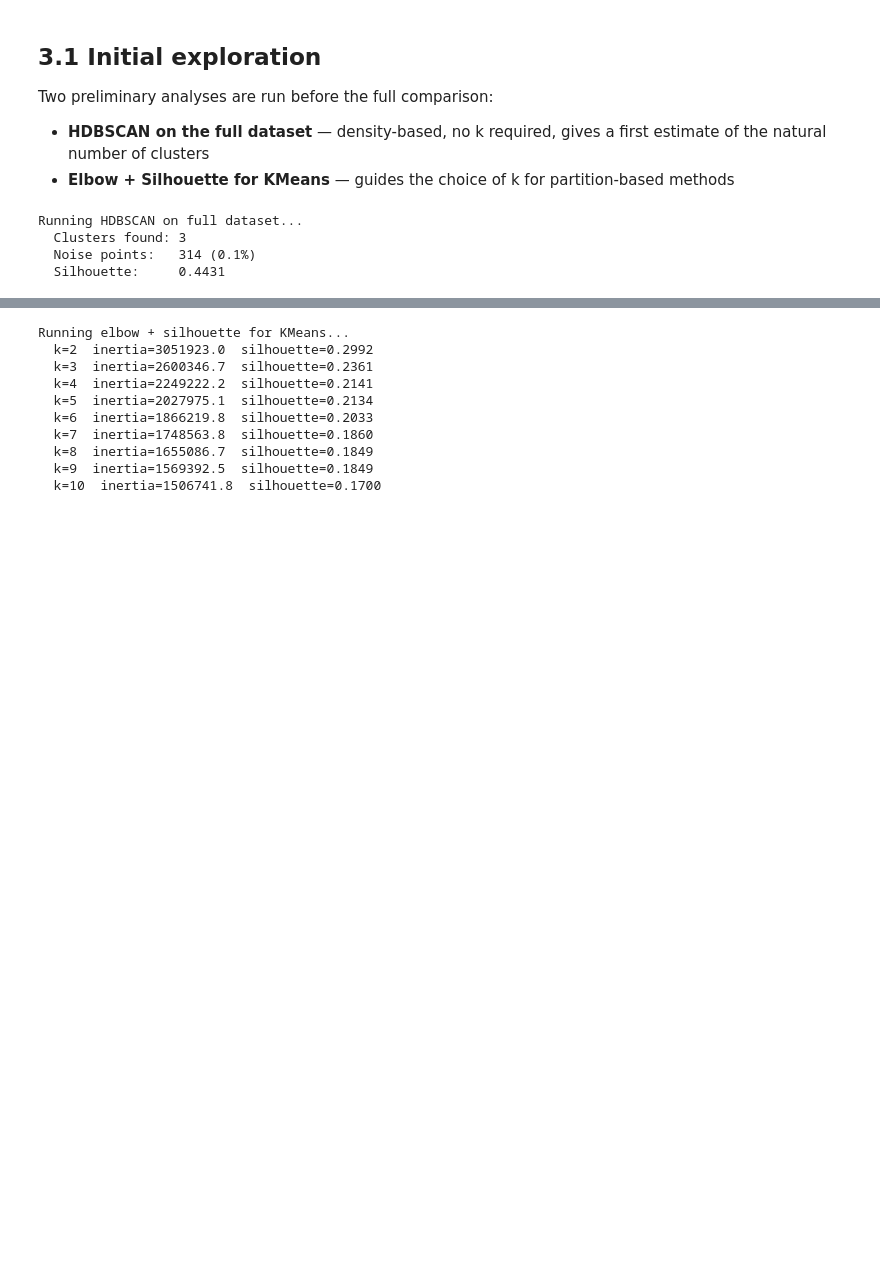
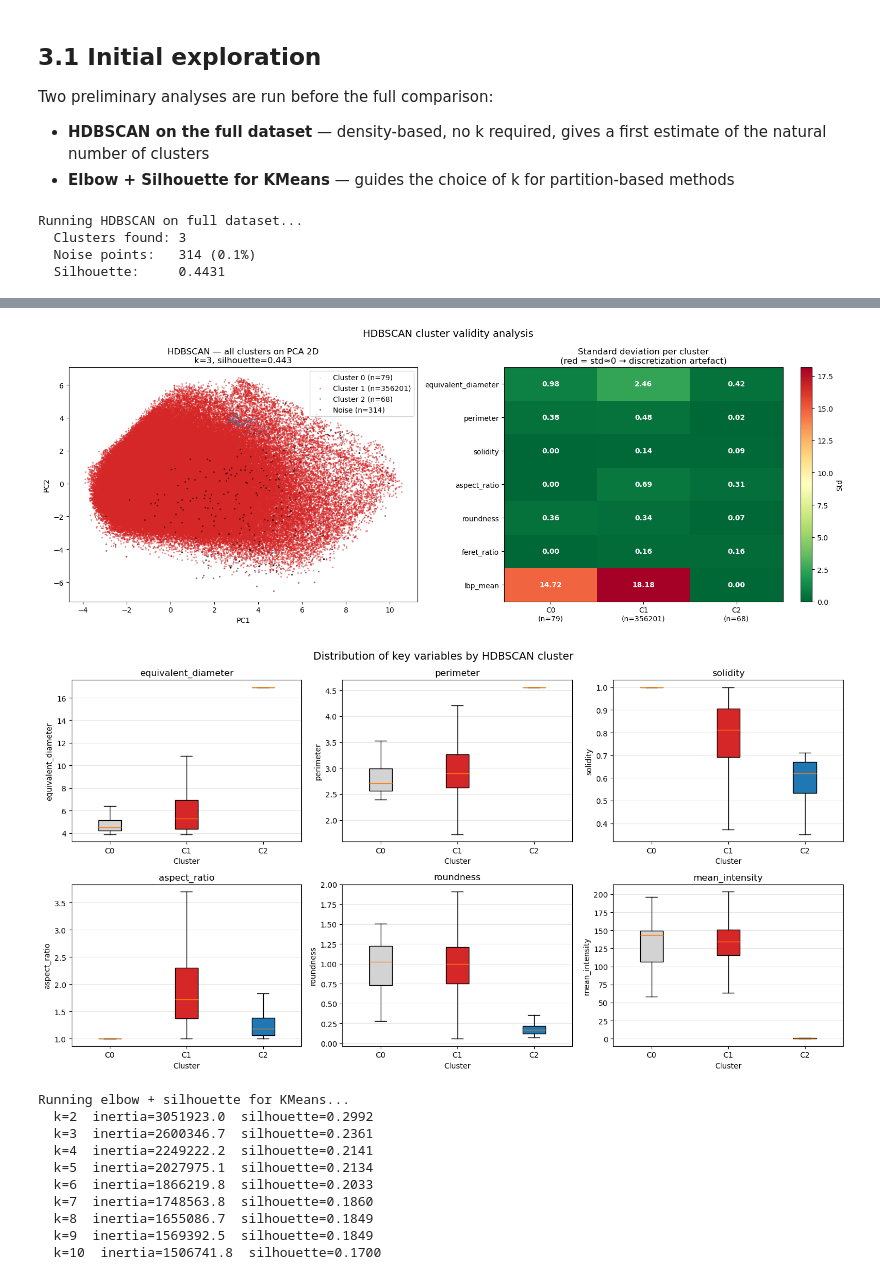
Before and after one commit to telmoolarreaga/PFG, a Jupyter notebook: Base de datos/Analisis_3/Analisis_3_ambos/Analisis_Introductorio_3.1copy copy.ipynb, the cells around one changed output, grey strips where cells are left out. Saved outputs shown, nothing was run; the diff lists cells and outputs as text; code cells hidden in the pictures; blank space fills up the shorter version.

```diff
--- a/Base de datos/Analisis_3/Analisis_3_ambos/Analisis_Introductorio_3.1copy copy.ipynb
+++ b/Base de datos/Analisis_3/Analisis_3_ambos/Analisis_Introductorio_3.1copy copy.ipynb
@@ -663,3 +706,79 @@ Running HDBSCAN on full dataset...
+# %%
+import matplotlib.pyplot as plt
+import numpy as np
+
+# ── Visualization — HDBSCAN ───────────────────────────────────────
+pca = PCA(n_components=2, random_state=42)
+X_2d = pca.fit_transform(X_scaled)
+
+fig, axes = plt.subplots(1, 2, figsize=(16, 6))
+
+# PCA 2D con clusters
+mask_valid = labels_hdb_full != -1
+colors_plot = ['lightgrey', '#D62728', '#1F77B4', '#2CA02C', '#FF7F0E']
+for c in sorted(set(labels_hdb_full[mask_valid])):
+    mask_c = labels_hdb_full == c
+    pct = mask_c.sum() / len(labels_hdb_full) * 100
+    axes[0].scatter(X_2d[mask_c, 0], X_2d[mask_c, 1],
+                    c=colors_plot[c % len(colors_plot)], s=2, alpha=0.4,
+                    label=f'Cluster {c} (n={mask_c.sum()})')
+mask_noise = labels_hdb_full == -1
+if mask_noise.sum() > 0:
+    axes[0].scatter(X_2d[mask_noise, 0], X_2d[mask_noise, 1],
+                    c='black', s=2, alpha=0.4,
+                    label=f'Noise (n={mask_noise.sum()})')
+
+axes[0].set_title(f'HDBSCAN — all clusters on PCA 2D\nk={n_hdb}, silhouette={sil:.3f}')
+axes[0].set_xlabel('PC1'); axes[0].set_ylabel('PC2')
+axes[0].legend(loc='best')
+
+# Heatmap of std per cluster
+std_matrix = df_hdb.groupby('cluster_hdb')[cols_check + ['lbp_mean']].std().T
+im = axes[1].imshow(std_matrix.values, cmap='RdYlGn_r', aspect='auto')
+
+axes[1].set_xticks(range(len(std_matrix.columns)))
+axes[1].set_xticklabels([f'C{c}\n(n={(labels_hdb_full==c).sum()})'
+                          for c in std_matrix.columns])
+axes[1].set_yticks(range(len(std_matrix.index)))
+axes[1].set_yticklabels(std_matrix.index)
+axes[1].set_title('Standard deviation per cluster\n(red = std≈0 → discretization artefact)')
+
+for i in range(len(std_matrix.index)):
+    for j in range(len(std_matrix.columns)):
+        axes[1].text(j, i, f'{std_matrix.values[i,j]:.2f}',
+                     ha='center', va='center', color='white', fontweight='bold')
+
+plt.colorbar(im, ax=axes[1], label='Std')
+plt.suptitle('HDBSCAN cluster validity analysis', fontsize=14)
+plt.tight_layout()
+plt.savefig('hdbscan_validity.png', dpi=150, bbox_inches='tight')
+plt.show()
+
+# Boxplots
+fig, axes = plt.subplots(2, 3, figsize=(15, 8))
+boxplot_vars = ['equivalent_diameter', 'perimeter', 'solidity', 'aspect_ratio',
+                'roundness', 'mean_intensity', 'lbp_mean']
+colors_box = ['lightgrey', '#D62728', '#1F77B4', '#2CA02C']
+
+for ax, var in zip(axes.flat, boxplot_vars):
+    data_box = [df_hdb[df_hdb['cluster_hdb']==c][var].values
+                for c in sorted(df_hdb['cluster_hdb'].unique())]
+    bp = ax.boxplot(data_box, patch_artist=True,
+                     labels=[f'C{c}' for c in sorted(df_hdb['cluster_hdb'].unique())],
+                     showfliers=False)
+    for patch, color in zip(bp['boxes'], colors_box):
+        patch.set_facecolor(color)
+    ax.set_title(var)
+    ax.set_xlabel('Cluster'); ax.set_ylabel(var)
+    ax.grid(axis='y', alpha=0.3)
+
+plt.suptitle('Distribution of key variables by HDBSCAN cluster', fontsize=14)
+plt.tight_layout()
+plt.savefig('hdbscan_boxplots.png', dpi=150, bbox_inches='tight')
+plt.show()
+# %% [output]
+[figure, added]
+[figure, added]
 # %%
 # Elbow + Silhouette for KMeans
 print("Running elbow + silhouette for KMeans...")
```
Also changed, not shown: parts of 4 cells of this notebook, 1 other file.
